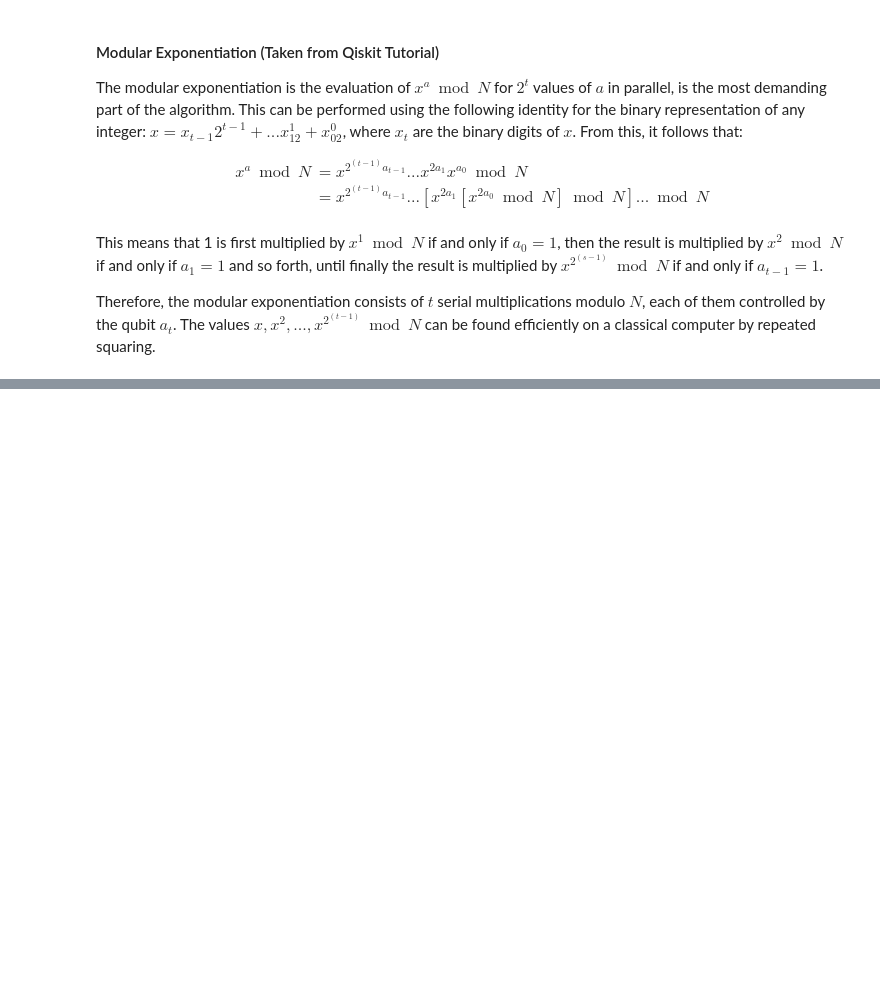
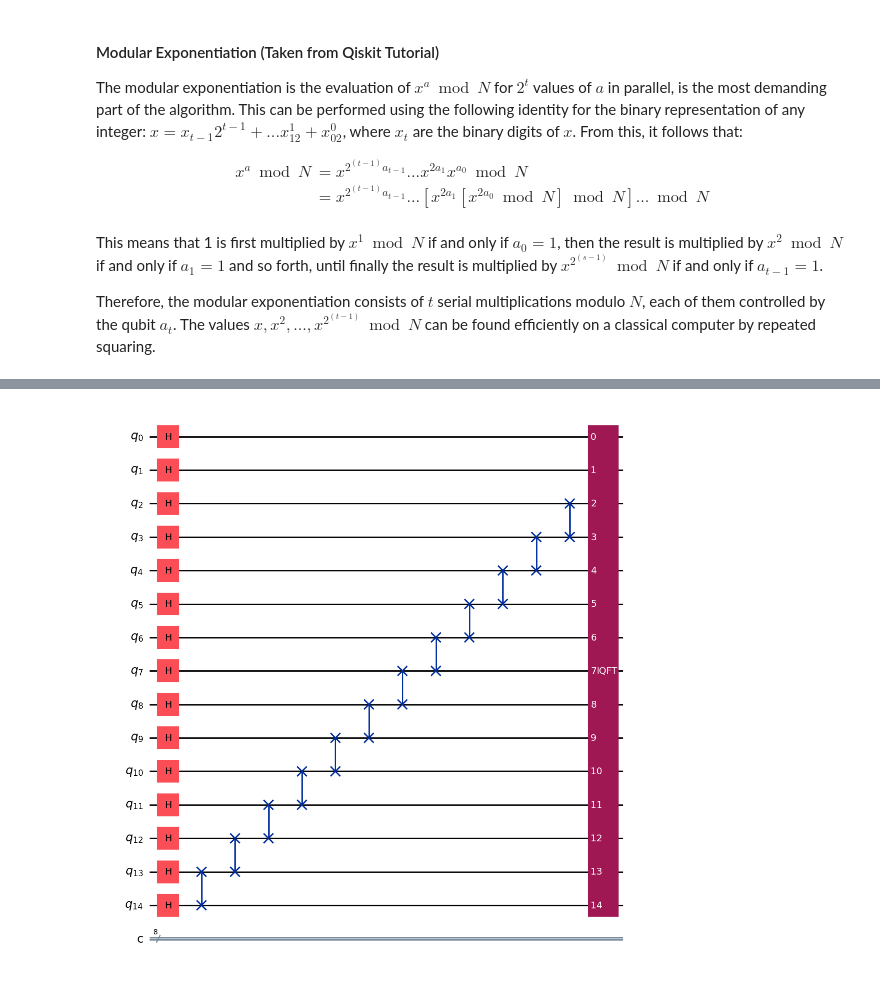
Before and after one commit to alhaddad465/shorely, a Jupyter notebook: Shorely.ipynb, the cells around one changed output, grey strips where cells are left out. Saved outputs shown, nothing was run; the diff lists cells and outputs as text; code cells hidden in the pictures; blank space fills up the shorter version.

Commit message:
QFT working
Added inverse QFT, made a variable for classical register size csize for later use

```diff
--- a/Shorely.ipynb
+++ b/Shorely.ipynb
@@ -143,7 +143,8 @@ We then prepare our upper register with $t$ qubits and our bottom register with
 from qiskit import *
 t = math.floor(math.log(2*(N*N),2))
 q = QuantumRegister(t, 'q')
-c = ClassicalRegister(math.ceil(math.log(N,2)), 'c')
+csize = math.ceil(math.log(N,2)) #TODELETE: I added this so I can reference the size in later code
+c = ClassicalRegister(csize, 'c')
 
 shor = QuantumCircuit(q, c)
 
@@ -220,0 +236,4 @@ c: 8/════════════════════
+# %%
+from qiskit.circuit.library import QFT
+invqft = QFT(num_qubits=t, inverse=True)#t is the number of qubits previously defined
+shor.append(invqft, qargs=range(t)) #Todo, satisfactory explanation
@@ -220,0 +250,4 @@ c: 8/════════════════════
+# %%
+shor.draw('mpl',fold=-1)
+# %% [output]
+[figure, added]
```
Also changed, not shown: parts of 7 cells of this notebook.
